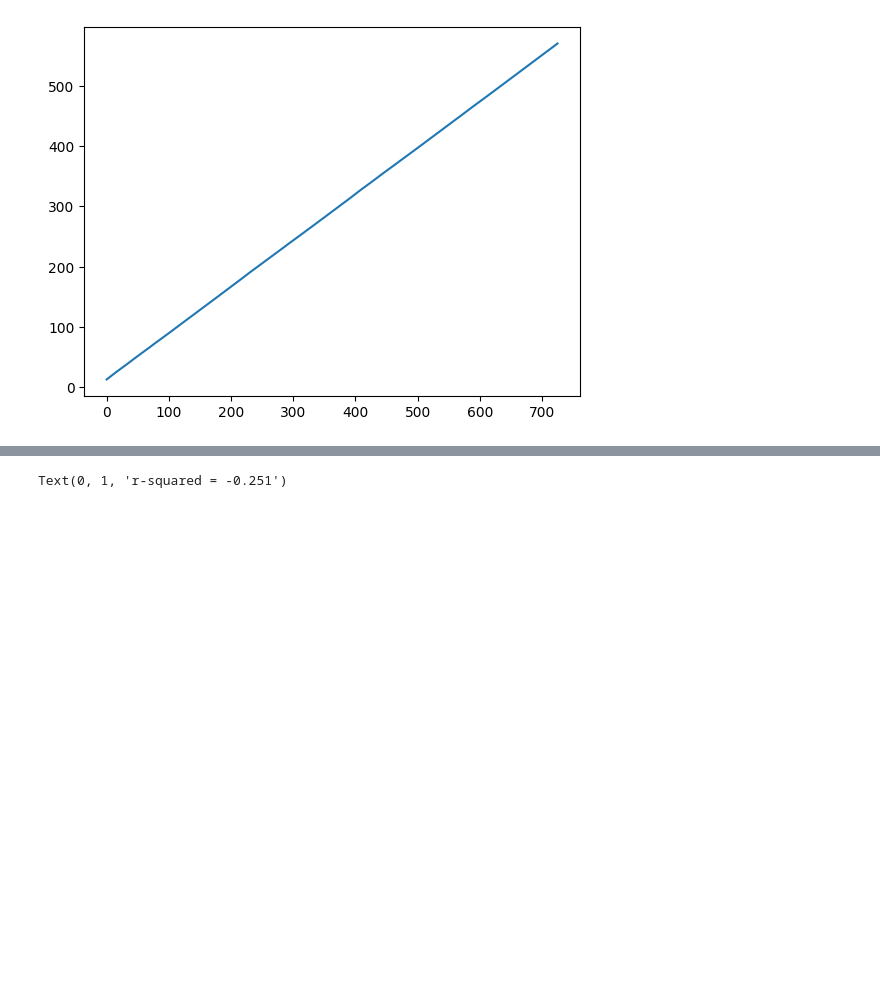
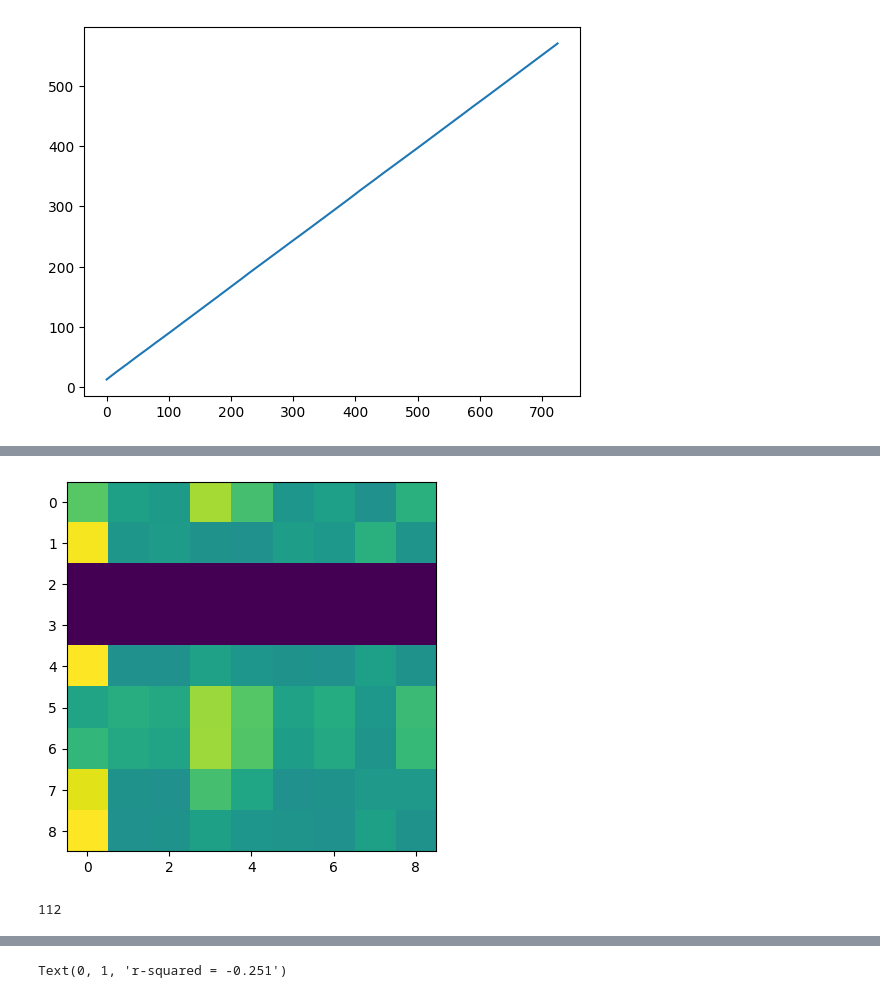
Before and after one commit to mb6611/audio2hero, a Jupyter notebook: note_density.ipynb, the cells around one changed output, grey strips where cells are left out. Cells and saved outputs as stored; diff of their text form; code cells hidden in the pictures; blank space fills up the shorter version.

```diff
--- a/note_density.ipynb
+++ b/note_density.ipynb
@@ -412,0 +437,6 @@ Unable to allocate 673. TiB for an array with shape (9625170, 9605951) and data
+# %%
+import pickle
+
+with open('dtw_distance.pkl', 'rb') as f:
+    # Load the pickled data
+    loaded_data = pickle.load(f)
@@ -412,0 +456,5 @@ Unable to allocate 673. TiB for an array with shape (9625170, 9605951) and data
+# %%
+plt.imshow(loaded_data)
+plt.show()
+# %% [output]
+[figure, added]
@@ -412,0 +466,7 @@ Unable to allocate 673. TiB for an array with shape (9625170, 9605951) and data
+# %%
+a = np.array([0,1,2,3,4,5,6])
+b = np.array([1, 2, 3, 4,5,6,7])
+#print(np.correlate(a,b))
+print(np.dot(a,b))
+# %% [output]
+112
```
Also changed, not shown: parts of 8 cells of this notebook, 7 other files.
